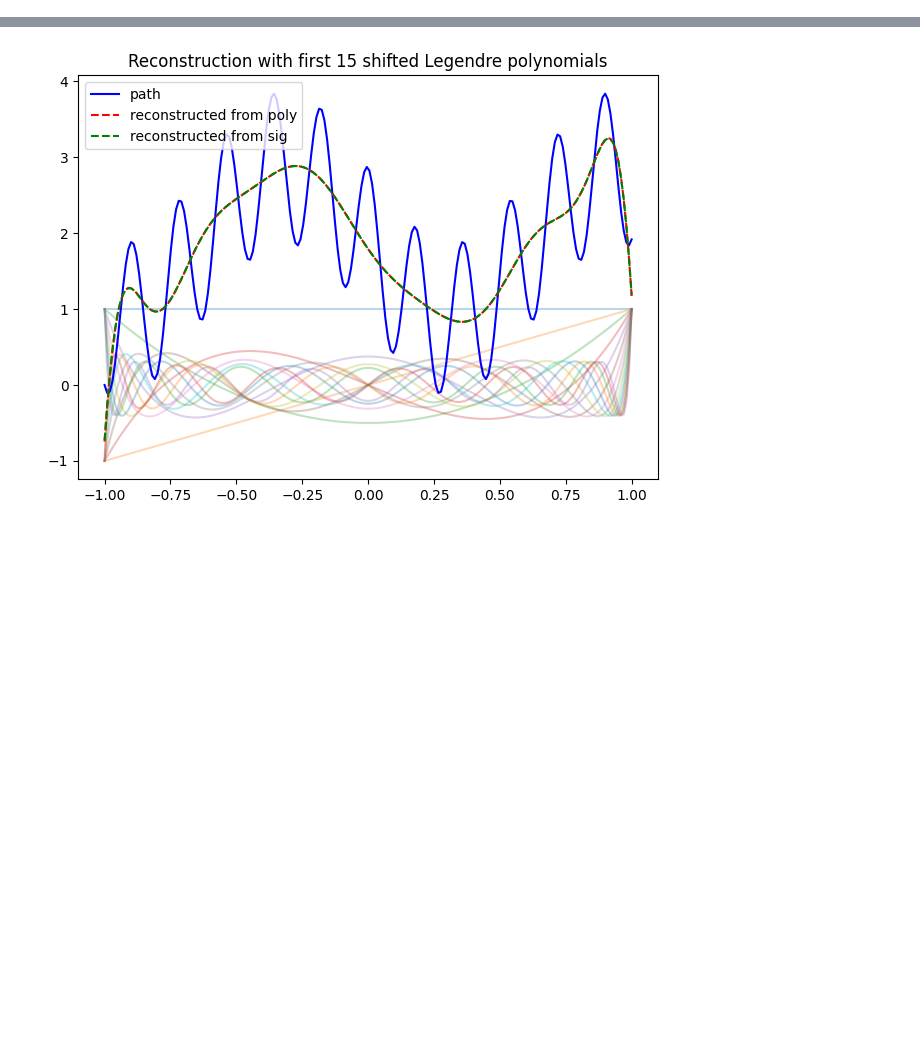
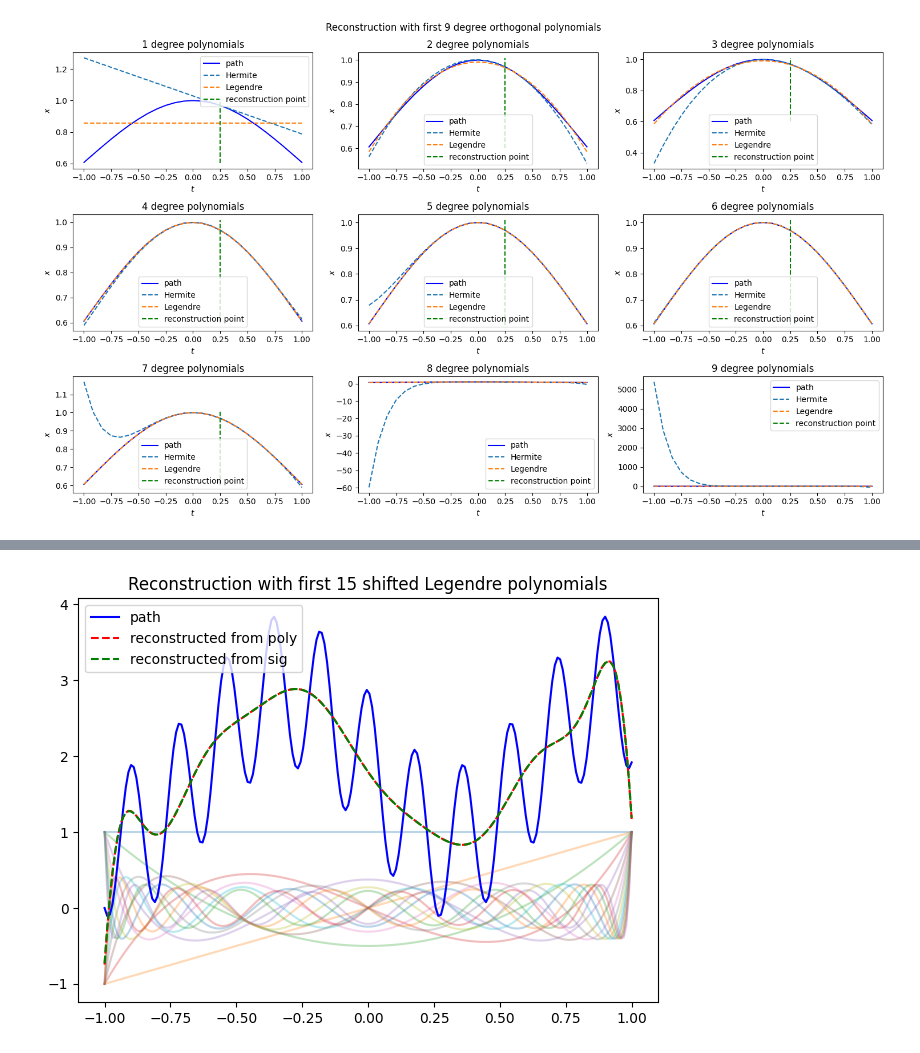
Before and after one commit to Zhuoyue-Huang/M3R-signature-inversion, a Jupyter notebook: sig_ortho_polys.ipynb, the cells around one changed output, grey strips where cells are left out. Saved outputs shown, nothing was run; the diff lists cells and outputs as text; code cells hidden in the pictures; blank space fills up the shorter version.

```diff
--- a/sig_ortho_polys.ipynb
+++ b/sig_ortho_polys.ipynb
@@ -132,0 +45,20 @@ t_grid = np.linspace(-1, 1, length)
+# %%
+# visualisation of Hermite compared with legendre
+plt.figure(figsize=(15, 9), dpi=100)
+for n in range(1, 10):
+    plt.subplot(3, 3, n)
+    hpoly = Hermite(t0, eps)
+    jpoly = Legendre()
+
+    plt.plot(t_grid, x_(t_grid), label='path', c='blue')
+    plt.plot(t_grid, hpoly.ploy2path(x_, n, t_grid), label='Hermite', linestyle='--')
+    plt.plot(t_grid, jpoly.ploy2path(x_, n, t_grid), label='Legendre', linestyle='--')
+    plt.vlines(t0, min(x_(t_grid))*0.99, max(x_(t_grid))*1.01, linestyles='dashed', colors='g', label='reconstruction point')
+    plt.title(f'{n} degree polynomials')
+    plt.legend()
+    plt.xlabel(r'$t$')
+    plt.ylabel(r'$x$')
+plt.suptitle(f'Reconstruction with first 9 degree orthogonal polynomials')
+plt.tight_layout()
+# %% [output]
+[figure, added]
```
Also changed, not shown: parts of 11 cells of this notebook, 1 other file.
